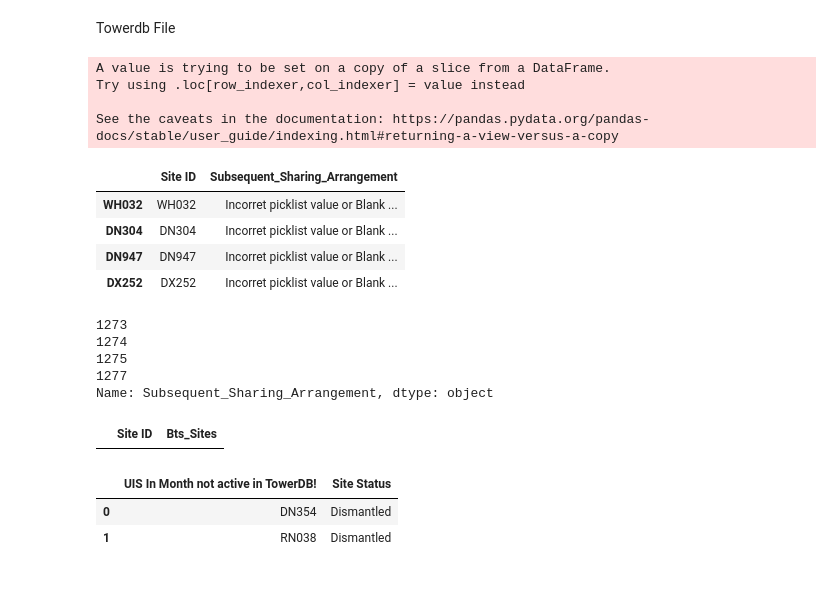
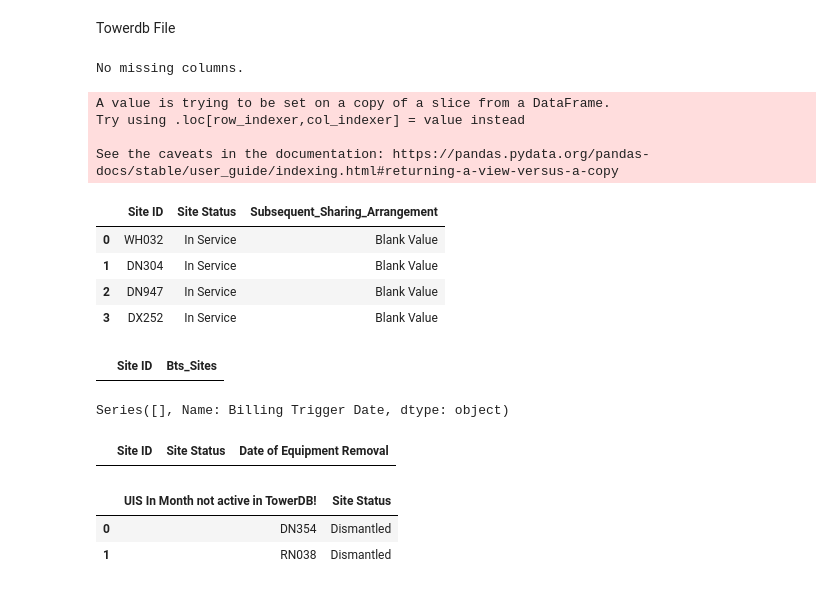
Before and after one commit to emerenan/xlsx_validation, a Jupyter notebook: ie_validations.ipynb, the cells around one changed output. Cells and saved outputs as stored; diff of their text form; code cells hidden in the pictures.

```diff
--- a/ie_validations.ipynb
+++ b/ie_validations.ipynb
@@ -851,10 +891,0 @@ msa
-# %%
-doer_col = msa[['Site ID ', 'Date of Equipment Removal']]
-towerdb = towerdb.merge(doer_col, on='Site ID ')
-
-dates_cols = ['Site ID ', 'Transfer_Date_Of_Consent_Site', 'Billing Trigger Date', 'Date of Equipment Removal']
-towerdb = replace_values(towerdb, dates_cols, "")
-
-"""Check columns received"""
-df_col_missing = check_columns_received(towerdb, bill_cols)
-#Tem error 3 columns faltando
@@ -863,3 +894,20 @@ towerdb[['Infrastructure Ready Date']].value_counts()
+# %%
+"""Check columns received"""
+def check_columns_received(df, bill_cols):
+    twdb_col = list(df.columns)
+    col_miss = [i for i in bill_cols if i not in twdb_col]
+
+    if col_miss:
+        df_col_missing = pd.DataFrame(col_miss, columns=['Column(s) Missing'])
+        return df_col_missing
+    else:
+        print('\nNo missing columns.')
+
+df_col_missing = check_columns_received(towerdb, tw_cols)
+df_col_missing
+#Tem error 3 columns faltando
+# %% [output]
+No missing columns.
 # %%
 picklist = {
     "Strategic": ['Yes', 'No'],
@@ -873,47 +921,39 @@ picklist = {
     'Room Configuration': ['Indoor','Outdoor', "KN type Outdoor","RBS type Outdoor"],
     'Power Supply': ['AC','DC', 'AC & DC','No Power'],
     'Air Conditioning': ['No','Yes; Indoor Air Conditioning','Yes; Indoor Free Air cooling / Free cooling units'],
     'Site Status': ['In Service','Ordered','Pipeline','Planned','To be dismantled'],
     'Strategic_Site_Bucket': ['Yes - 0-5%','Yes - 5-10%','Non Strategic'],
     'CriticalSite_Beyond_10': ['Beyond 10%','Within 10%','Non Critical'],
     'Sites_As_Metered_Estimated': ['Estimated Model','Metered Model'],
     'Meter_Sharing_Site': ['Yes', 'No'],
     "Bts_Sites": ['Yes', 'No'],
     'Phase1_Site_Or_Consent_Site': ['MSA (Phase 1)','PMA (Phase 2)'],
     'WIP_Sites': ['Yes', 'No'],
     'Active_Sharing_Arrangement': ['MORAN (On VF equipment)','MORAN (On non-VF equipment)','MOCN with Spectrum Pooling','Partial Active-Passive','No Active Sharing'],
     'Subsequent_Sharing_Arrangement': ['Yes', 'No']
 
 }
 """Picklist check"""
 actives = towerdb[towerdb['Site Status']=='In Service']
 col_pick =['Site ID ',"Strategic",'Critical','Site Type (See structure Type)','INTP ','Core Site Type','Transmission System',\
     'Macro Site - Transmission Hub Site','Macro Site - Transmission Hub Site with/without Shelters',\
     'Room Configuration','Power Supply','Air Conditioning','Site Status','Strategic_Site_Bucket','CriticalSite_Beyond_10',\
     'Sites_As_Metered_Estimated','Meter_Sharing_Site',"Bts_Sites",'Phase1_Site_Or_Consent_Site','WIP_Sites','Active_Sharing_Arrangement',\
     'Subsequent_Sharing_Arrangement']
 """Picklist check"""
 actives = towerdb[towerdb['Site Status']=='In Service']
-df_picklist = check_picklist(actives, 'Site ID ', col_pick, picklist)
+df_picklist = check_picklist(actives, 'Site ID ','Site Status', col_pick, picklist)
 df_picklist
 # %% [output]
 A value is trying to be set on a copy of a slice from a DataFrame.
 Try using .loc[row_indexer,col_indexer] = value instead
 
 See the caveats in the documentation: https://pandas.pydata.org/pandas-docs/stable/user_guide/indexing.html#returning-a-view-versus-a-copy
-|  | Site ID | Subsequent_Sharing_Arrangement |
-| WH032 | WH032 | Incorret picklist value or Blank ... |
-| DN304 | DN304 | Incorret picklist value or Blank ... |
-| DN947 | DN947 | Incorret picklist value or Blank ... |
-| DX252 | DX252 | Incorret picklist value or Blank ... |
+|  | Site ID | Site Status | Subsequent_Sharing_Arrangement |
+| 0 | WH032 | In Service | Blank Value |
+| 1 | DN304 | In Service | Blank Value |
+| 2 | DN947 | In Service | Blank Value |
+| 3 | DX252 | In Service | Blank Value |
-# %%
-towerdb[towerdb['Site ID '].isin(['WH032', 'DN304', 'DN947', 'DX252'])]['Subsequent_Sharing_Arrangement']
-# %% [output]
-1273
-1274
-1275
-1277
-Name: Subsequent_Sharing_Arrangement, dtype: object
 # %%
 """MoM check sites"""
 df_mom = check_mom_bts(towerdb, 'Site ID ', "Bts_Sites", msa ,'Site ID ', "Bts_Sites")
@@ -977,7 +1017,7 @@ def check_new_sites(df_towerdb, tw_index, bts_col, bill_col, status_col, msa_lis
 
 
     #list of new sites out of UIP sheet
-    bts_out_uis = [i for i in df_towerdb[df_towerdb[bts_col]=='Yes'][tw_index] if str(i) not in uip_list]
+    bts_out_uis = [i for i in df_towerdb[(df_towerdb[bts_col]=='Yes')&(df_towerdb[status_col]=='In Service')][tw_index] if i not in uip_list]
     bts_out_uis = pd.DataFrame(bts_out_uis, columns=['Bts_Sites_Out_UIS_File'])
     bts_out_uis = pd.merge(bts_out_uis, filtered, how='left', left_on=['Bts_Sites_Out_UIS_File'], right_on=tw_index)
     bts_out_uis = bts_out_uis[['Bts_Sites_Out_UIS_File', status_col]]
@@ -994,6 +1034,7 @@ def check_new_sites(df_towerdb, tw_index, bts_col, bill_col, status_col, msa_lis
     df = df[df[tw_index].isin(new_site)]
 
     # Save information os sites with demerged date more than current date
+    print(df[bill_col])
     df[bill_col] = df[bill_col].astype('datetime64[s]')
     df_site_bts = df[(df[bts_col]=='Yes') | (df[bill_col] > current_date)]
 
@@ -1004,9 +1045,11 @@ msa_sites = [i for i in msa['Site ID ']]
 tw_sites = [i for i in towerdb ['Site ID ']]
 uip_sites = [i for i in uip['Site_ID']]
 #(df_towerdb, tw_index, bts_col, bill_col, status_col, msa_list, towerdb_list, uip_list)
-new_sites, bts_out_uis, df_site_bts = check_new_sites(actives, 'Site ID ', "Bts_Sites", \
+new_sites, bts_out_uis, df_site_bts = check_new_sites(towerdb, 'Site ID ', "Bts_Sites", \
                                                       'Billing Trigger Date','Site Status', msa_sites, tw_sites, uip_sites)
 #no errors
+# %% [output]
+Series([], Name: Billing Trigger Date, dtype: object)
 # %%
 """BTS Wip"""
 wip_out_tw_list, df_wip_and_bts_flagged = check_wip(actives,'Site ID ','WIP_Sites', "Bts_Sites", msa, 'Site ID ', "Bts_Sites")
@@ -1026,3 +1067,27 @@ df_doer
+# %%
+"""Check doer in service sites"""
+def check_tw_bill_doer(df_tw, tw_index, date_col, status_col, status, type_col):
+
+    t = type_col.lower()
+    # capture current date as string
+    current_date = pd.to_datetime('now').date()
+    # convert current to timestamp
+    current_date = pd.to_datetime(current_date)
+    if not df_tw[date_col].empty:
+        if t == 'doer':
+            filtered = df_tw[(df_tw[status_col]==status)&(df_tw[date_col].astype('datetime64[ns]') < current_date)]
+            return filtered[[tw_index, status_col, date_col]]
+        else:
+            filtered = df_tw[(df_tw[status_col]==status)&(df_tw[date_col].astype('datetime64[ns]').empty)]
+            return filtered[[tw_index, status_col, date_col]]
+    else:
+        print('Nothing wrong in services sites!')
+#check_tw_bill_doer(df_tw, tw_index, date_col, status_col, status, type_col)
+df_doer = check_tw_bill_doer(actives, 'Site ID ', 'Date of Equipment Removal','Site Status','In Service', 'doer')
+df_doer
+# No errors
+# %% [output]
+|  | Site ID | Site Status | Date of Equipment Removal |
 # %%
 def check_uip_tw(df_tw,tw_index, status_tw_col, decom_col, tw_bts_col, tw_critical_col, df_uip, uip_sites):
 
```
Also changed, not shown: parts of 22 cells of this notebook.
